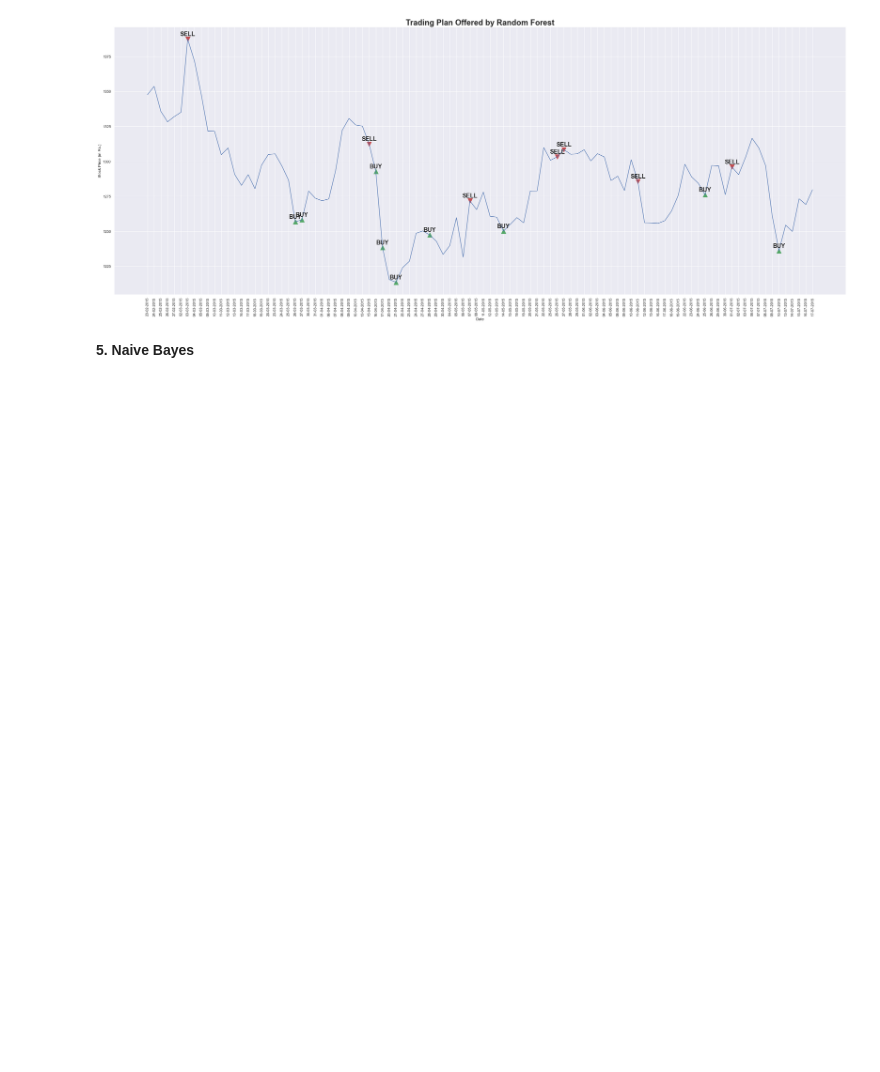
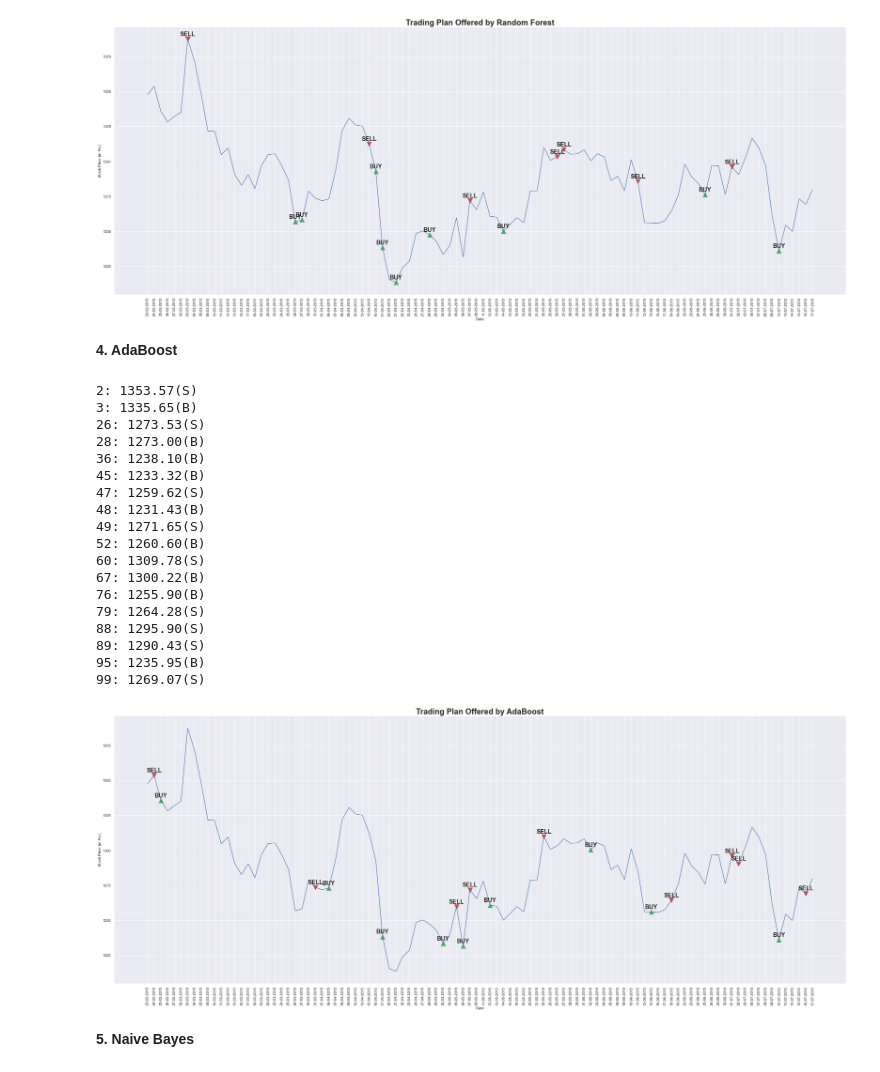
Before and after one commit to Anurag-Gulati-IIITD/Machine_Learning_Monsoon_2022, a Jupyter notebook: src/learning_analysis.ipynb, the cells around one changed output. Saved outputs shown, nothing was run; the diff lists cells and outputs as text; code cells hidden in the pictures; blank space fills up the shorter version.

Commit message:
Added Adaboost Plot

```diff
--- a/src/learning_analysis.ipynb
+++ b/src/learning_analysis.ipynb
@@ -152,6 +153,31 @@ learnAndPredict(rf, X_train, y_train, X_test, 'Random Forest', 100)
 88: 1295.90(S)
 95: 1235.95(B)
 [figure]
+# %% [markdown]
+__4. AdaBoost__
+# %%
+adb = AdaBoostClassifier(n_estimators = 1000)
+learnAndPredict(adb, X_train, y_train, X_test, 'AdaBoost', 100)
+# %% [output]
+2: 1353.57(S)
+3: 1335.65(B)
+26: 1273.53(S)
+28: 1273.00(B)
+36: 1238.10(B)
+45: 1233.32(B)
+47: 1259.62(S)
+48: 1231.43(B)
+49: 1271.65(S)
+52: 1260.60(B)
+60: 1309.78(S)
+67: 1300.22(B)
+76: 1255.90(B)
+79: 1264.28(S)
+88: 1295.90(S)
+89: 1290.43(S)
+95: 1235.95(B)
+99: 1269.07(S)
+[figure, added]
 # %% [markdown]
 __5. Naive Bayes__
 # %%
```
Also changed, not shown: parts of 1 cell of this notebook.
